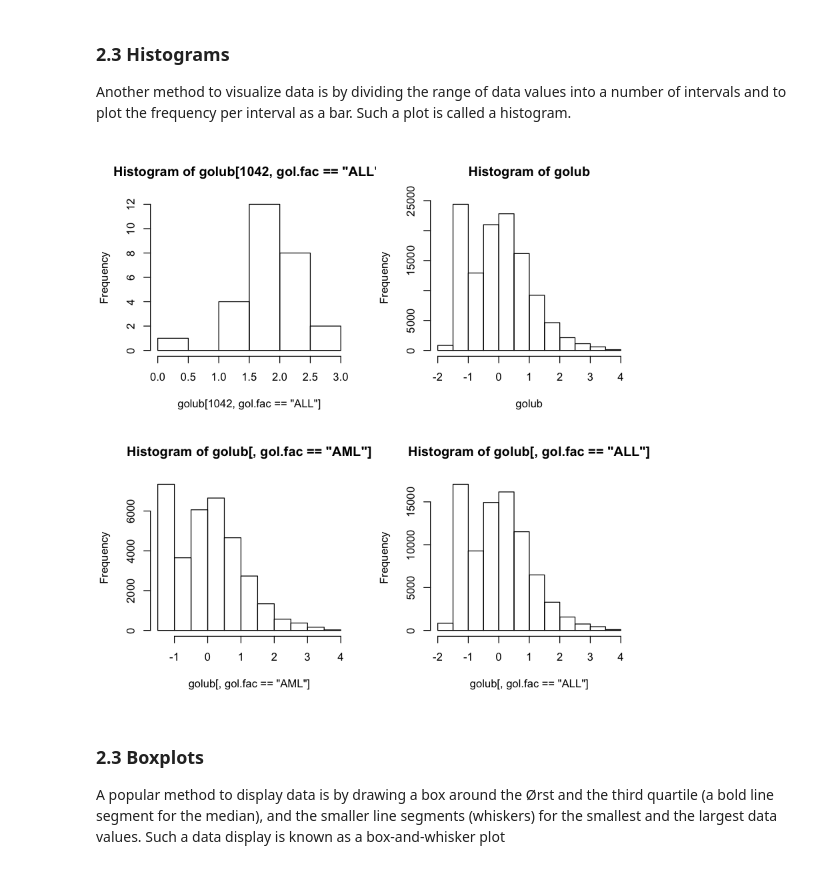
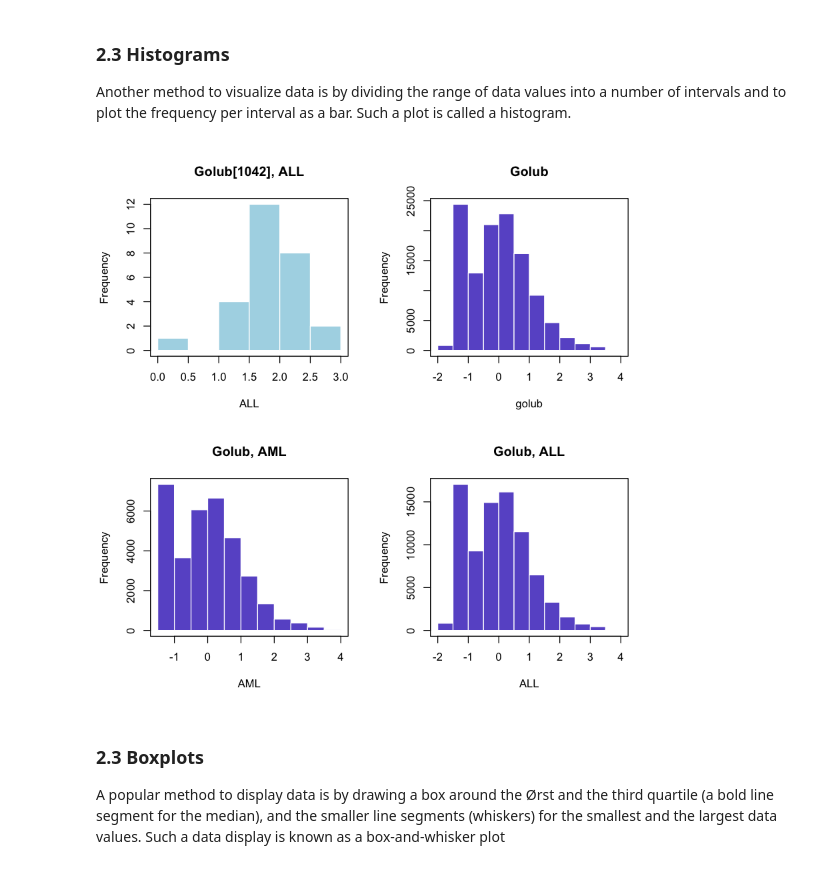
Before and after one commit to trallard/BAD_days, a Jupyter notebook: Day1/Notebook_version/Tutorial.ipynb, the cells around one changed output. Saved outputs shown, nothing was run; the diff lists cells and outputs as text; code cells hidden in the pictures.

```diff
--- a/Day1/Notebook_version/Tutorial.ipynb
+++ b/Day1/Notebook_version/Tutorial.ipynb
@@ -257,13 +264,27 @@ a plot is called a histogram.
 # %%
 par(mfrow=c(2,2))
 
-hist(golub[1042, gol.fac == "ALL"])
-hist(golub,breaks=10)
+hist(golub[1042, gol.fac == "ALL"],
+     col = 'lightblue', border = 'white',
+    main = 'Golub[1042], ALL', xlab = 'ALL')
+box()
 
-hist(golub[, gol.fac == "AML"],breaks=10)
-hist(golub[, gol.fac == "ALL"],breaks=10)
+hist(golub,breaks = 10,
+    col = 'slateblue', border = 'white',
+    main =  'Golub')
+box()
+
+hist(golub[, gol.fac == "AML"],breaks = 10,
+     col = 'slateblue', border = 'white',
+    main = 'Golub, AML', xlab = 'AML')
+box()
+
+hist(golub[, gol.fac == "ALL"],breaks = 10,
+     col = 'slateblue', border = 'white',
+    main = 'Golub, ALL', xlab = 'ALL')
+box()
 # %% [output]
-[figure, old version]
+[figure, new version]
 # %% [markdown]
 ### 2.3 Boxplots
 
```
Also changed, not shown: parts of 17 cells of this notebook, 5 other files.
